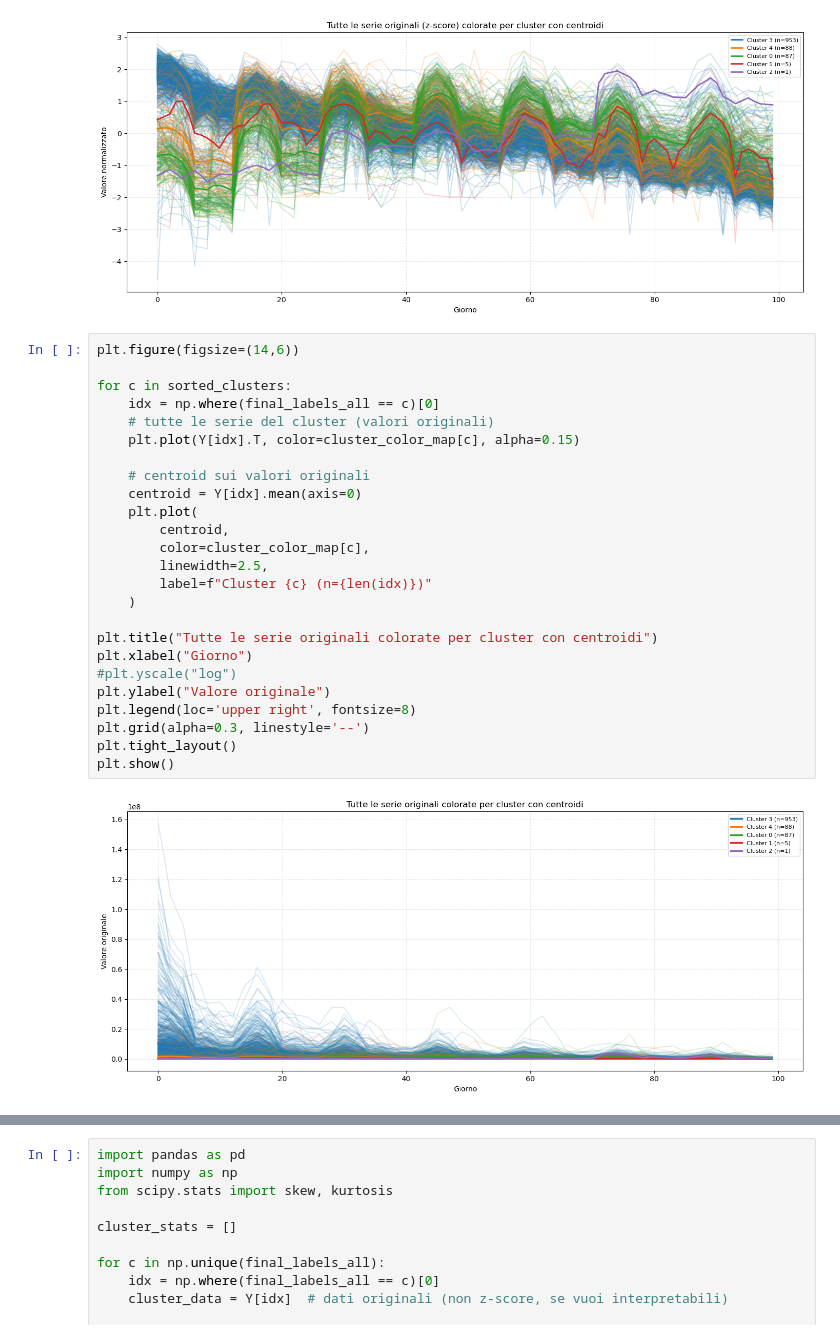
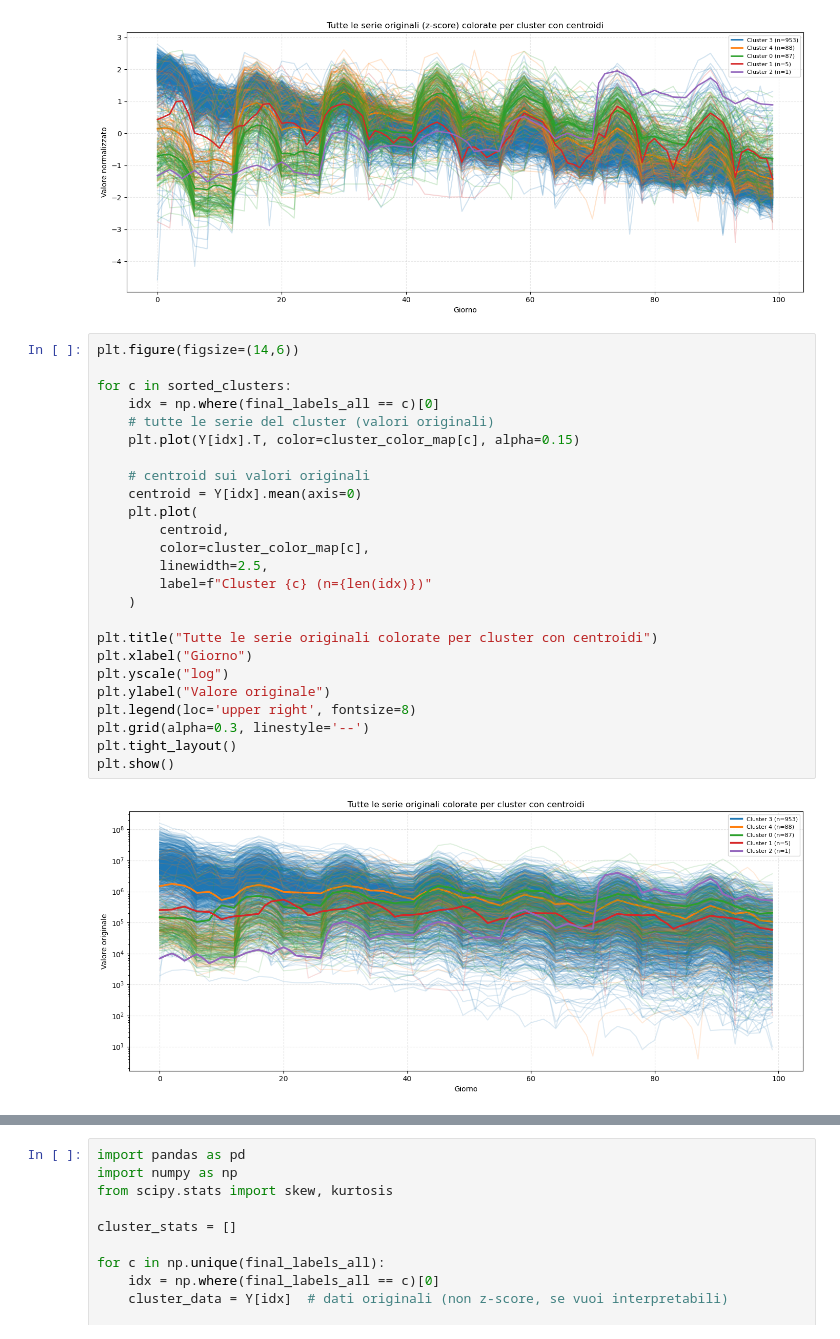
Before and after one commit to ChefBB/dm2_project, a Jupyter notebook: TS/clustering_ts.ipynb, the cells around one changed output, grey strips where cells are left out. Cells and saved outputs as stored; diff of their text form.

Commit message:
new plot

```diff
--- a/TS/clustering_ts.ipynb
+++ b/TS/clustering_ts.ipynb
@@ -555,27 +555,27 @@ plt.show()
 # %%
 plt.figure(figsize=(14,6))
 
 for c in sorted_clusters:
     idx = np.where(final_labels_all == c)[0]
     # tutte le serie del cluster (valori originali)
     plt.plot(Y[idx].T, color=cluster_color_map[c], alpha=0.15)
 
     # centroid sui valori originali
     centroid = Y[idx].mean(axis=0)
     plt.plot(
         centroid,
         color=cluster_color_map[c],
         linewidth=2.5,
         label=f"Cluster {c} (n={len(idx)})"
     )
 
 plt.title("Tutte le serie originali colorate per cluster con centroidi")
 plt.xlabel("Giorno")
-#plt.yscale("log")
+plt.yscale("log")
 plt.ylabel("Valore originale")
 plt.legend(loc='upper right', fontsize=8)
 plt.grid(alpha=0.3, linestyle='--')
 plt.tight_layout()
 plt.show()
 # %% [output]
-[figure, old version]
+[figure, new version]
```
Also changed, not shown: parts of 1 cell of this notebook, 4 other files.
